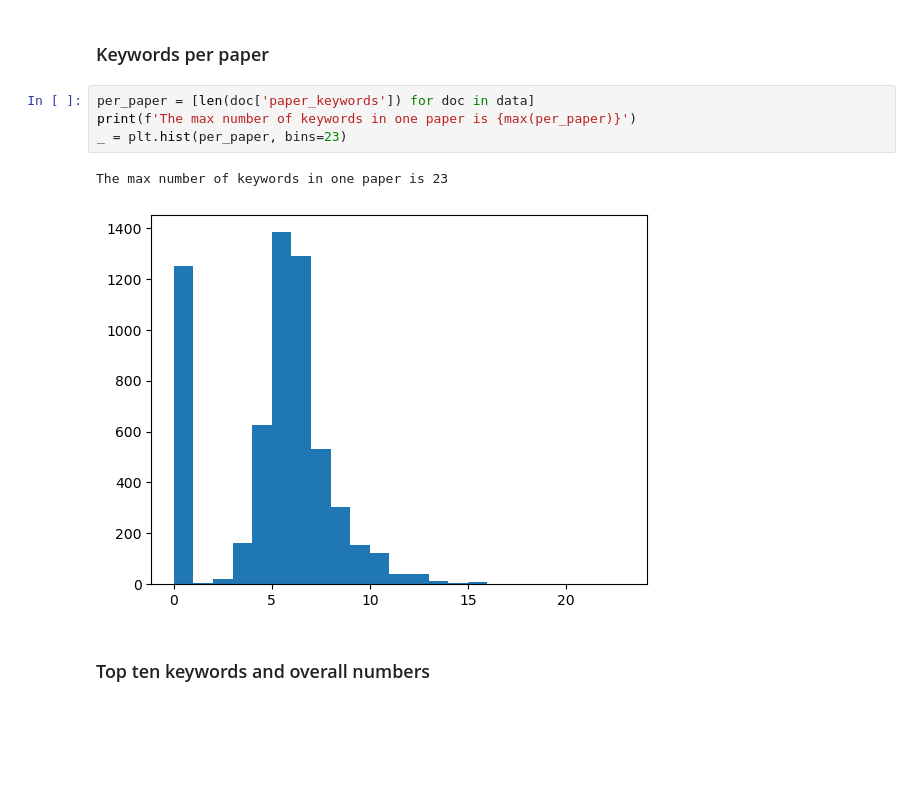
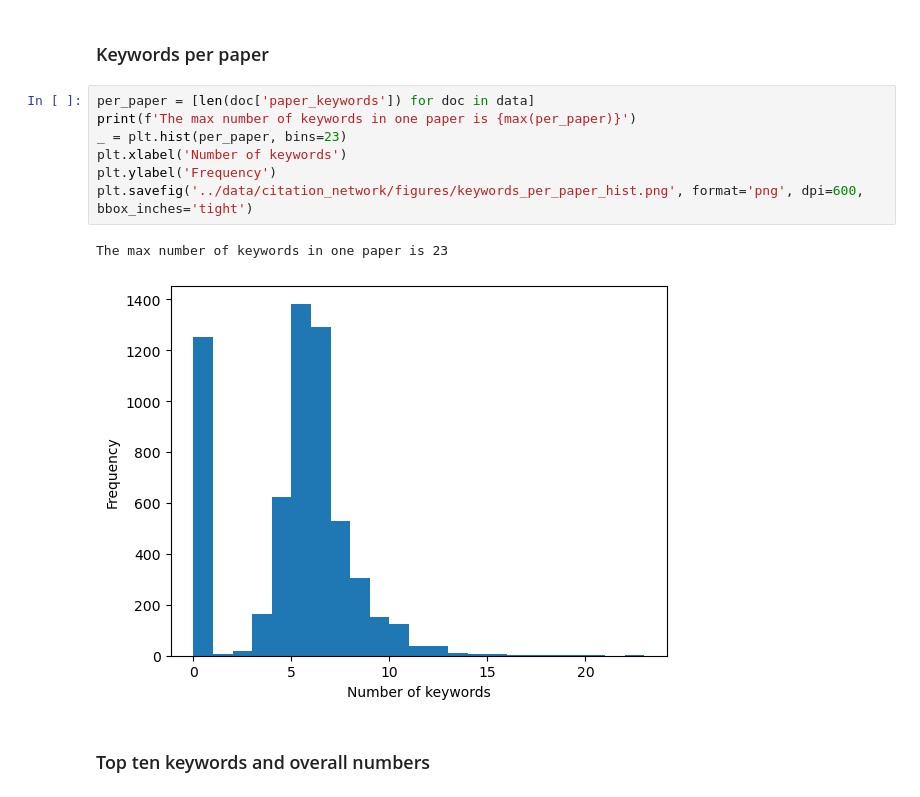
Before and after one commit to serenalotreck/desiccation-network, a Jupyter notebook: notebooks/keyword_network.ipynb, the cells around one changed output. Drawn from its saved outputs; the diff is of its cells as text; blank space fills up the shorter version.

```diff
--- a/notebooks/keyword_network.ipynb
+++ b/notebooks/keyword_network.ipynb
@@ -45,10 +46,13 @@ print(f'{papers_with_keys} of {len(data)} total papers have at least one keyword
 # %%
 per_paper = [len(doc['paper_keywords']) for doc in data]
 print(f'The max number of keywords in one paper is {max(per_paper)}')
 _ = plt.hist(per_paper, bins=23)
+plt.xlabel('Number of keywords')
+plt.ylabel('Frequency')
+plt.savefig('../data/citation_network/figures/keywords_per_paper_hist.png', format='png', dpi=600, bbox_inches='tight')
 # %% [output]
 The max number of keywords in one paper is 23
-[figure, old version]
+[figure, new version]
 # %% [markdown]
 ### Top ten keywords and overall numbers
 # %%
```
Also changed, not shown: parts of 32 cells of this notebook, 8 other files.
